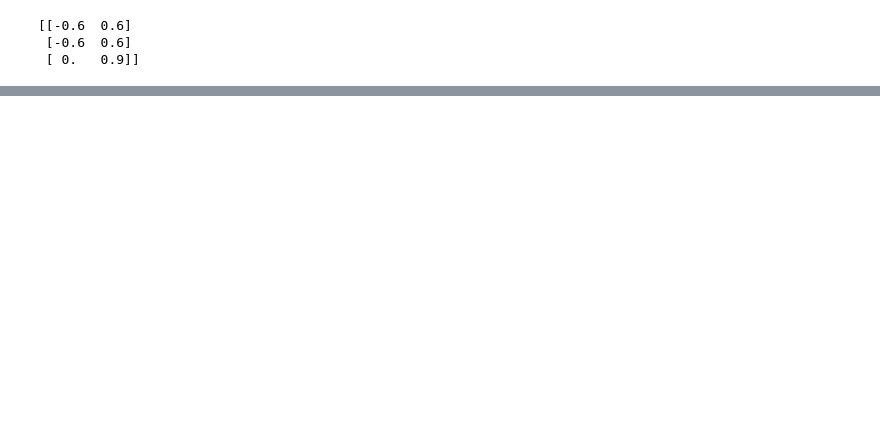
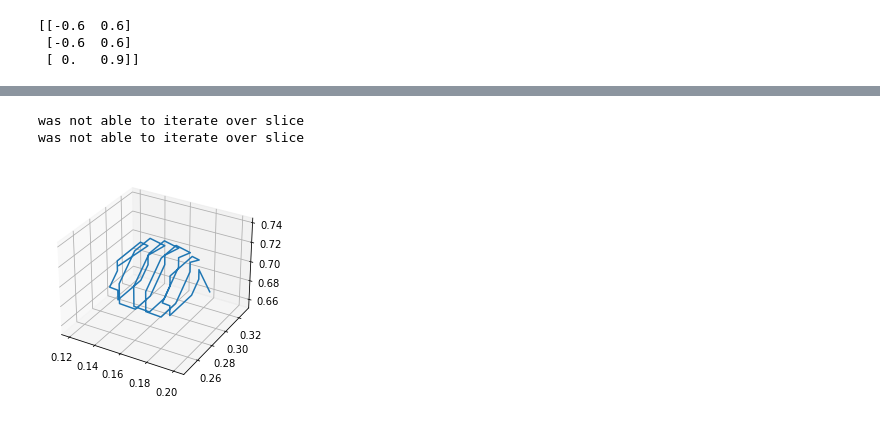
Before and after one commit to jrockholt3/Minkowski_Project, a Jupyter notebook: test_notebook.ipynb, the cells around one changed output, grey strips where cells are left out. Drawn from its saved outputs; the diff is of its cells as text; code cells hidden in the pictures; blank space fills up the shorter version.

Commit message:
01-28 added object hasher in test

```diff
--- a/test_notebook.ipynb
+++ b/test_notebook.ipynb
@@ -27,3 +55,4 @@ def object_hasher(scene_obj,
 # %%
-print(obj.curr_pos, obj.goal)
+obj.curr_pos = np.array([0,0,0])
+object_hasher(obj), obj.curr_pos + obj.radius, obj.radius
 # %% [output]
@@ -31,3 +63,12 @@ print(obj.curr_pos, obj.goal)
 # %%
-print(workspace_limits[2,:])
+r = obj.radius
+min_arr = obj.curr_pos - r
+max_arr = obj.curr_pos + r
+print(min_arr)
+# min_arr[min_arr < workspace_limits[:,0]] = workspace_limits[min_arr < workspace_limits[:,0]]
+for i,x in enumerate(workspace_limits[:,0]):
+    if min_arr[i] < x:
+        min_arr[i] = x
+
+print(min_arr)
 # %% [output]
@@ -34,0 +121,61 @@ print(workspace_limits[2,:])
+# %%
+obj = Object()
+check = [[0,.01,-.01],[0,.01,0],[0,.01,.01],[0,0,.01],[0,-.01,.01],[0,-.01,0],[0,-.01,-.01],[0,0,-.01],[0,.01,-.01]]
+r_int = int(obj.radius*100)
+r = obj.radius
+pos = obj.curr_pos
+x_c,y_c = pos[0],pos[1]
+pos = pos - np.array([r,0,0])
+x = pos[0]
+coord_list = []
+coord_list.append(pos)
+for i in range(-r_int,r_int+1):
+    y_start = np.sqrt(abs(r**2 - (x-x_c)**2)) + y_c
+    start = np.array([pos[0],y_start,pos[2]])
+    pos = start
+    done = False
+    n = 0
+#     print('starting at ', start-obj.curr_pos)
+    while not done:
+        n += 1
+        found_next = False
+        for j in range(1,len(check)):
+            check_loc = pos + check[j] - obj.curr_pos
+            prev_loc = pos + check[j-1] - obj.curr_pos
+            if np.round(np.linalg.norm(check_loc),2) == np.round(r,2) and np.round(np.linalg.norm(prev_loc),2) > np.round(r,2):
+                coord_list.append(pos+check[j])
+                pos = pos + check[j]
+#                 print('found next r =', np.round(check_loc,2))
+                j = len(check) + 1
+                found_next = True
+
+        if np.all(np.round(start,2) == np.round(pos,2)) and found_next:
+#             print('made it')
+            done = True
+        elif not found_next:
+            done = True
+        elif n > 1000:
+            done = True
+
+    pos = np.array([pos[0]+.01, obj.curr_pos[1], obj.curr_pos[2]])
+    x = pos[0]
+
+    if not found_next:
+        print("was not able to iterate over slice")
+
+coord_list.append(pos)
+
+coord_list = np.array(coord_list)
+xx = coord_list[:,0]
+yy = coord_list[:,1]
+zz = coord_list[:,2]
+fig = plt.figure()
+ax = plt.axes(projection='3d')
+ax.plot3D(xx,yy,zz)
+ax.axes.set_xlim3d(left=obj.curr_pos[0] - 1.5*r, right=obj.curr_pos[0] + 1.5*r)
+ax.axes.set_ylim3d(bottom=obj.curr_pos[1] - 1.5*r, top=obj.curr_pos[1] + 1.5*r)
+ax.axes.set_zlim3d(bottom=obj.curr_pos[2] - 1.5*r, top=obj.curr_pos[2] + 1.5*r);
+# %% [output]
+was not able to iterate over slice
+was not able to iterate over slice
+[figure, added]
```
Also changed, not shown: parts of 6 cells of this notebook, 1 other file.
